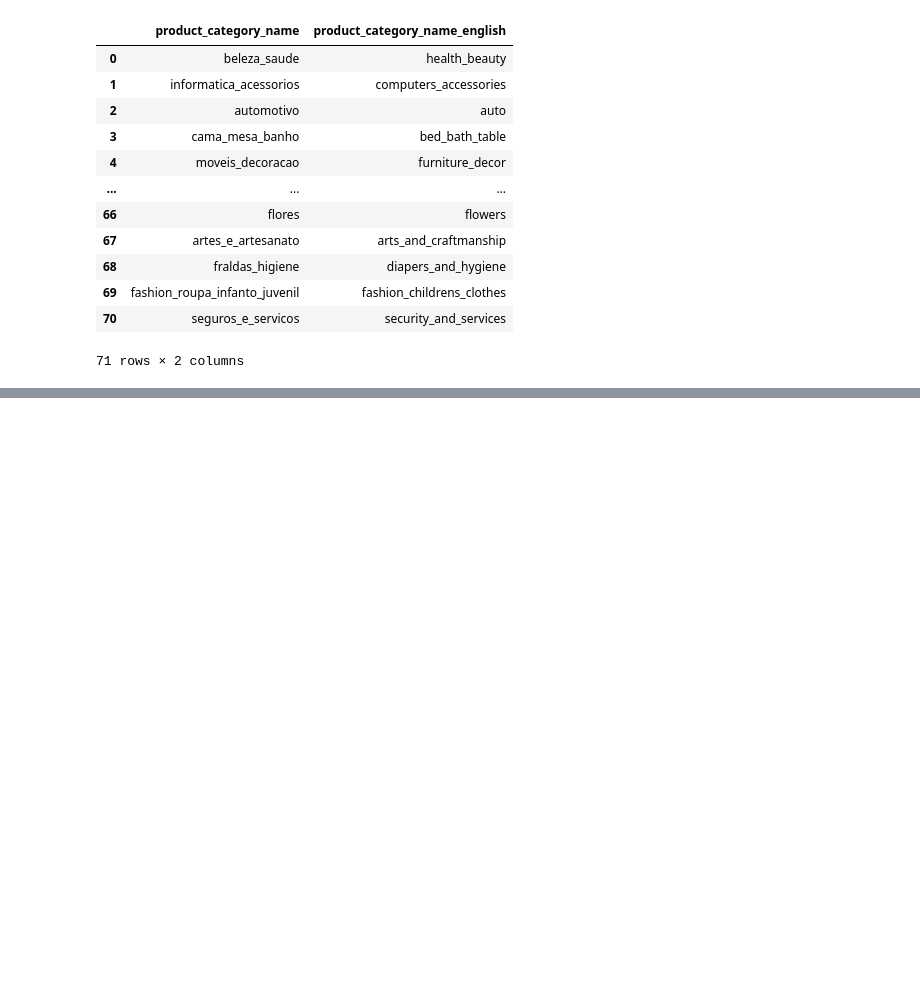
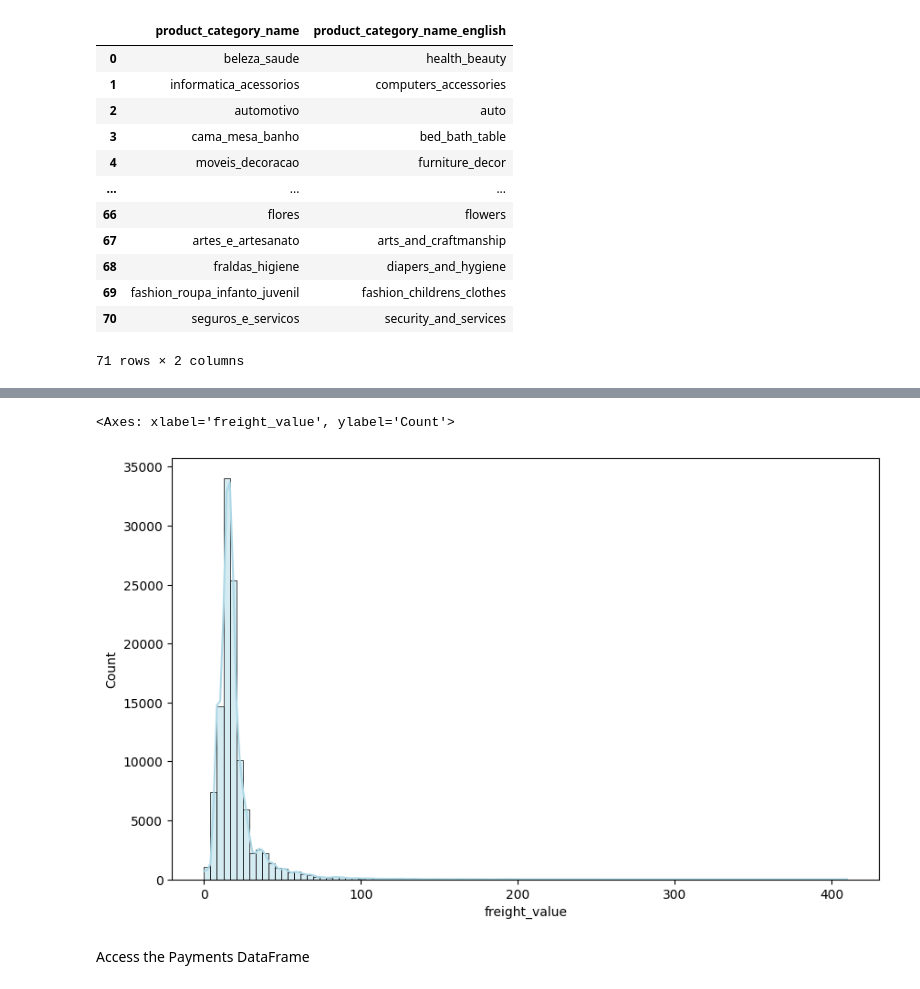
Before and after one commit to Adithya-Venkatraman05/Brazilian-E-commerce-Data-Analysis, a Jupyter notebook: Notebooks/Understanding_Data.ipynb, the cells around one changed output, grey strips where cells are left out. Cells and saved outputs as stored; diff of their text form; code cells hidden in the pictures; blank space fills up the shorter version.

Commit message:
cleaning data

```diff
--- a/Notebooks/Understanding_Data.ipynb
+++ b/Notebooks/Understanding_Data.ipynb
@@ -195,0 +302,9 @@ Category_name_translation
+# %%
+#histogram of freight value
+plt.figure(figsize=(10,6))
+sns.histplot(Order_items["freight_value"], bins=100, color="lightblue", kde=True)
+# %% [output]
+<Axes: xlabel='freight_value', ylabel='Count'>
+[figure, added]
+# %% [markdown]
+Access the Payments DataFrame
```
Also changed, not shown: parts of 49 cells of this notebook, 1 other file.
